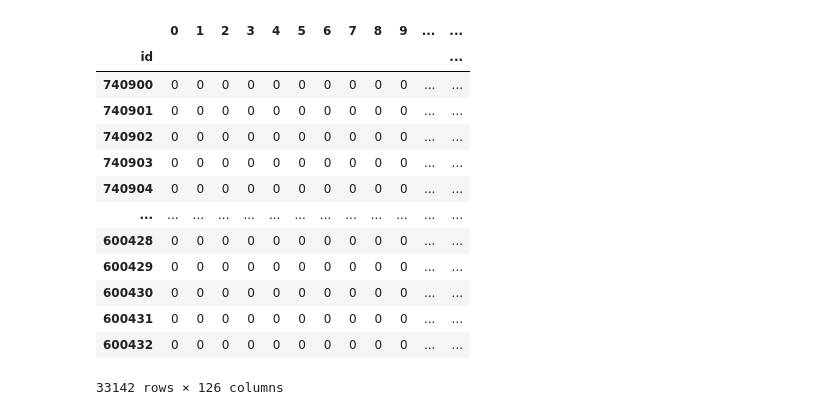
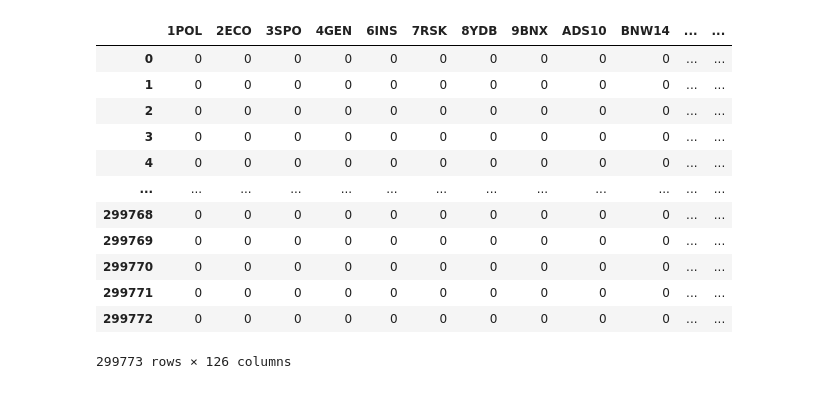
Before and after one commit to apndx/ReutersDocLabeler, a Jupyter notebook: notebooks/analyse-results.ipynb, the cells around one changed output. Saved outputs shown, nothing was run; the diff lists cells and outputs as text; code cells hidden in the pictures.

Commit message:
Plotting some results

```diff
--- a/notebooks/analyse-results.ipynb
+++ b/notebooks/analyse-results.ipynb
@@ -2,6 +2,8 @@
 import pandas as pd
 import numpy as np
 import matplotlib.pyplot as plt
+# %%
+topics = pd.read_csv('reuters-csv/topic_codes.txt', delimiter='\t')
+topics = topics['CODE'].tolist()
 # %%
-model_13_test_results = pd.read_csv('reuters-csv/test_results_m13.csv', delimiter=',')
-model_13_test_results
+full_train = pd.read_csv('reuters-csv/inputs_trunc.csv', delimiter = ';')
@@ -48,18 +9,0 @@ model_13_test_results2
-# %%
-model_13_test_results2 = model_13_test_results2.set_index('id')
-model_13_test_results2
-# %% [output]
-|  | 0 | 1 | 2 | 3 | 4 | 5 | 6 | 7 | 8 | 9 | ... | ... |
-| id |  |  |  |  |  |  |  |  |  |  |  | ... |
-| 740900 | 0 | 0 | 0 | 0 | 0 | 0 | 0 | 0 | 0 | 0 | ... | ... |
-| 740901 | 0 | 0 | 0 | 0 | 0 | 0 | 0 | 0 | 0 | 0 | ... | ... |
-| 740902 | 0 | 0 | 0 | 0 | 0 | 0 | 0 | 0 | 0 | 0 | ... | ... |
-| 740903 | 0 | 0 | 0 | 0 | 0 | 0 | 0 | 0 | 0 | 0 | ... | ... |
-| 740904 | 0 | 0 | 0 | 0 | 0 | 0 | 0 | 0 | 0 | 0 | ... | ... |
-| ... | ... | ... | ... | ... | ... | ... | ... | ... | ... | ... | ... | ... |
-| 600428 | 0 | 0 | 0 | 0 | 0 | 0 | 0 | 0 | 0 | 0 | ... | ... |
-| 600429 | 0 | 0 | 0 | 0 | 0 | 0 | 0 | 0 | 0 | 0 | ... | ... |
-| 600430 | 0 | 0 | 0 | 0 | 0 | 0 | 0 | 0 | 0 | 0 | ... | ... |
-| 600431 | 0 | 0 | 0 | 0 | 0 | 0 | 0 | 0 | 0 | 0 | ... | ... |
-| 600432 | 0 | 0 | 0 | 0 | 0 | 0 | 0 | 0 | 0 | 0 | ... | ... |
-33142 rows × 126 columns
@@ -67,0 +10,20 @@ model_13_test_results2.to_csv(f'reuters-csv/test_results_m13_formatted.csv', ind
+# %%
+full_train['target'] = full_train['target'].apply(eval)
+labels = list(full_train.target.values)
+# %%
+train = pd.DataFrame(labels, columns = topics)
+train
+# %% [output]
+|  | 1POL | 2ECO | 3SPO | 4GEN | 6INS | 7RSK | 8YDB | 9BNX | ADS10 | BNW14 | ... | ... |
+| 0 | 0 | 0 | 0 | 0 | 0 | 0 | 0 | 0 | 0 | 0 | ... | ... |
+| 1 | 0 | 0 | 0 | 0 | 0 | 0 | 0 | 0 | 0 | 0 | ... | ... |
+| 2 | 0 | 0 | 0 | 0 | 0 | 0 | 0 | 0 | 0 | 0 | ... | ... |
+| 3 | 0 | 0 | 0 | 0 | 0 | 0 | 0 | 0 | 0 | 0 | ... | ... |
+| 4 | 0 | 0 | 0 | 0 | 0 | 0 | 0 | 0 | 0 | 0 | ... | ... |
+| ... | ... | ... | ... | ... | ... | ... | ... | ... | ... | ... | ... | ... |
+| 299768 | 0 | 0 | 0 | 0 | 0 | 0 | 0 | 0 | 0 | 0 | ... | ... |
+| 299769 | 0 | 0 | 0 | 0 | 0 | 0 | 0 | 0 | 0 | 0 | ... | ... |
+| 299770 | 0 | 0 | 0 | 0 | 0 | 0 | 0 | 0 | 0 | 0 | ... | ... |
+| 299771 | 0 | 0 | 0 | 0 | 0 | 0 | 0 | 0 | 0 | 0 | ... | ... |
+| 299772 | 0 | 0 | 0 | 0 | 0 | 0 | 0 | 0 | 0 | 0 | ... | ... |
+299773 rows × 126 columns
```
Also changed, not shown: parts of 11 cells of this notebook, 1 other file.
